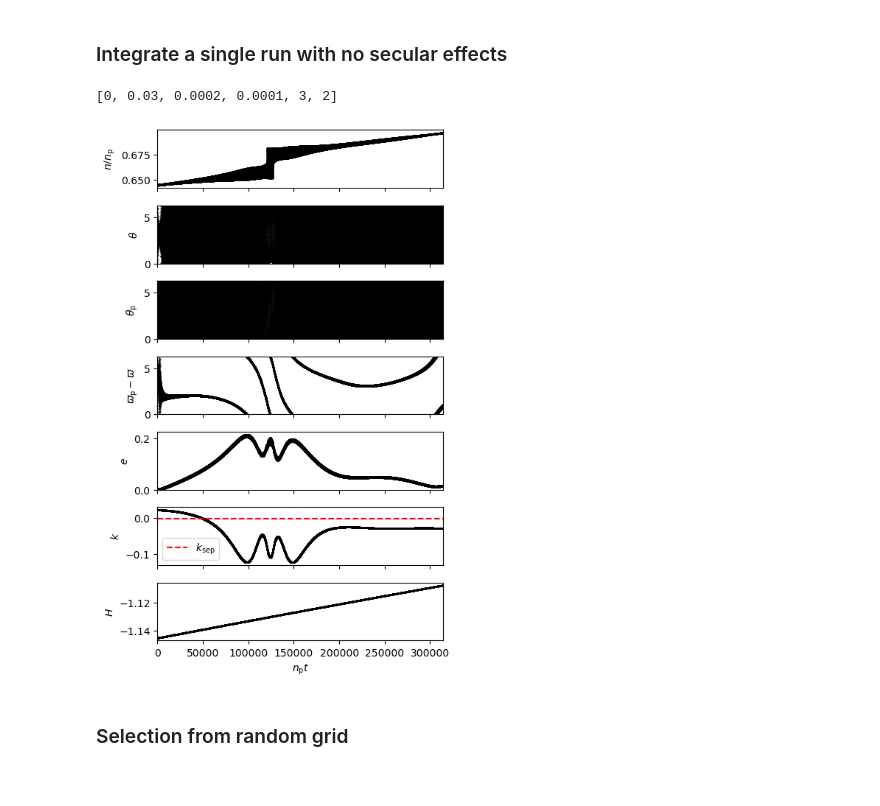
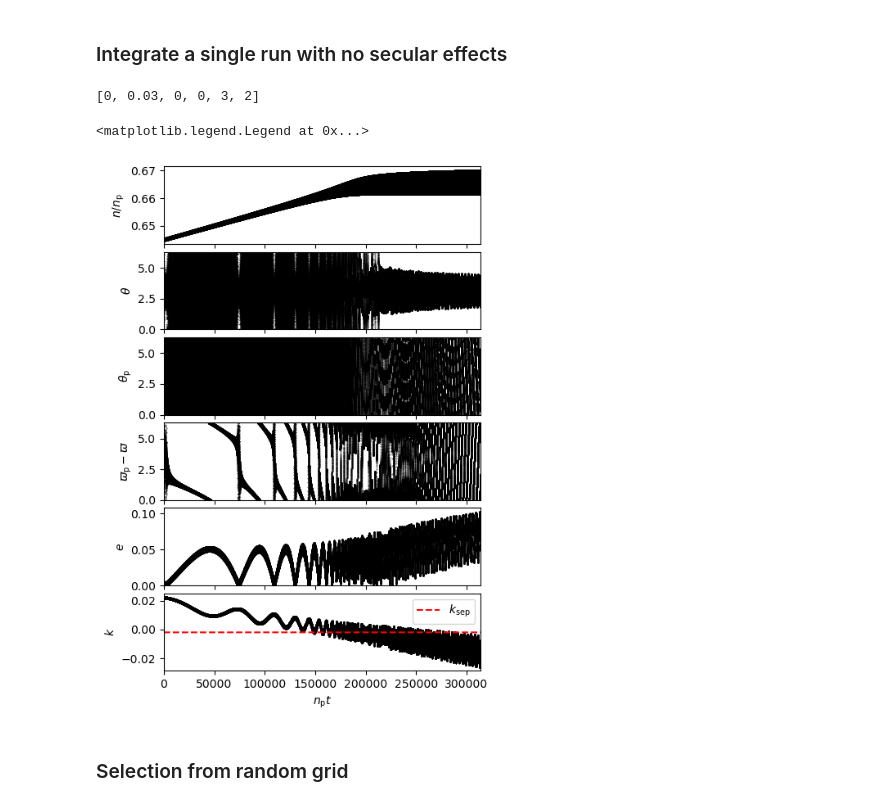
Before and after one commit to jtlaune/wc-apsidal-precession, a Jupyter notebook: paper-2.ipynb, the cells around one changed output. Cells and saved outputs as stored; diff of their text form; code cells hidden in the pictures.

```diff
--- a/paper-2.ipynb
+++ b/paper-2.ipynb
@@ -436,25 +436,25 @@ def plot(results, jobs, fig, axes, color, t1, t2, mupint, params):
     )
     ax.plot(tint, ksep, c="r", ls="--", label=r"$k_{\rm sep}$")
 
-    ax = axes[6]
-    ax.set_ylabel(r"$H$")
-    Lint = npy.sqrt(aint)
-    Gint = 0.5*Lint*eint**2
-    J1 = Lint/(params[j]+1)-Gint
-    J2 = Gint
-    Hint = (
-        -1 / 2 / Lint**2
-        - params[om]*Gint
-        + params[mup] * params[bp] * params[ep] * npy.cos(thpint)
-        - params[mup] * params[b] * eint * npy.cos(thint)
-        -params[j]*npint*(J1+J2)-params[omp]*J1
-    )
-    ax.scatter(
-        tint,
-        Hint,
-        0.1,
-        c=color,
-    )
+    #ax = axes[6]
+    #ax.set_ylabel(r"$H$")
+    #Lint = npy.sqrt(aint)
+    #Gint = 0.5*Lint*eint**2
+    #J1 = Lint/(params[j]+1)-Gint
+    #J2 = Gint
+    #Hint = (
+    #    -1 / 2 / Lint**2
+    #    - params[om]*Gint
+    #    + params[mup] * params[bp] * params[ep] * npy.cos(thpint)
+    #    - params[mup] * params[b] * eint * npy.cos(thint)
+    #    -params[j]*npint*(J1+J2)-params[omp]*J1
+    #)
+    #ax.scatter(
+    #    tint,
+    #    Hint,
+    #    0.1,
+    #    c=color,
+    #)
 
     for ax in axes:
         ax.set_xlim((tint[0], tint[-1]))
@@ -489,8 +489,8 @@ params = {
     b: 1.8956507412695471,
     b1_3_2: 0,#12.08476062046314,
     b2_3_2: 0,#10.485706741948807,
-    omp: 2e-4,
-    om: 1e-4,
+    omp: 0,
+    om: 0,
     ep: 0.03,
     "thetap0": 3,
     "varpi0": 2,
@@ -538,13 +538,13 @@ job = [0, params[ep], params[omp], params[om], params["thetap0"], params["varpi0
 %matplotlib inline
 #%matplotlib widget
 # %%
-fig, ax= plt.subplots(7,figsize=(5,9))
+fig, ax= plt.subplots(6,figsize=(5,8))
 plot(sol, job, fig, ax, "k", 0, sol.t[-2], 5e-5,params)
 ax[5].legend()
-fig.subplots_adjust(hspace=0.3)
 # %% [output]
-[0, 0.03, 0.0002, 0.0001, 3, 2]
+[0, 0.03, 0, 0, 3, 2]
+<matplotlib.legend.Legend at 0x...>
-[figure, old version]
+[figure, new version]
 # %% [markdown]
 ### Selection from random grid
 # %%
```
Also changed, not shown: 1 other file.
